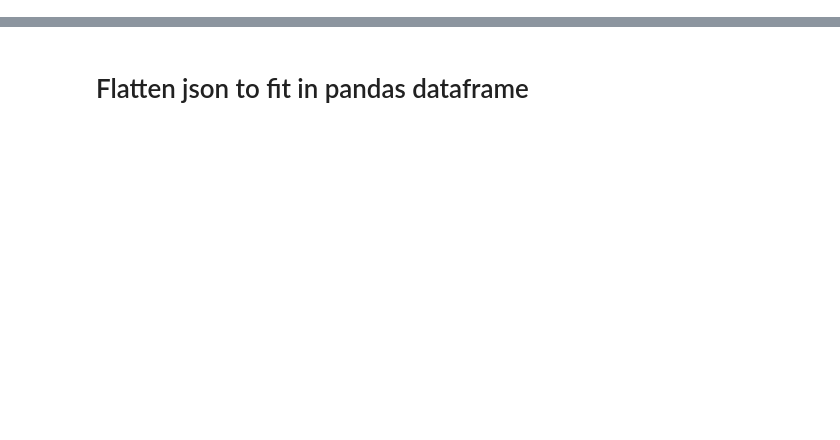
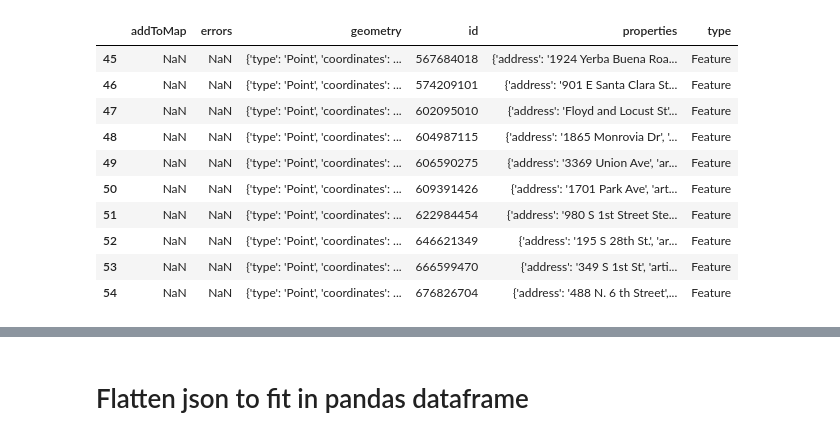
Before and after one commit to aeevrubin/art_json_cleanup, a Jupyter notebook: HeartOfValleyEda.ipynb, the cells around one changed output, grey strips where cells are left out. Saved outputs shown, nothing was run; the diff lists cells and outputs as text; code cells hidden in the pictures; blank space fills up the shorter version.

Commit message:
Only sorted out a couple of issues. Need to 1) finish code to remove html tags while keeping text in description properties 2)manually check entries and fix with google searches

```diff
--- a/HeartOfValleyEda.ipynb
+++ b/HeartOfValleyEda.ipynb
@@ -15,4 +19,2 @@ pd.set_option('display.max_colwidth', 100)
 # %%
-#df = pd.read_json('/Users/aeevr/Documents/CodeForSanJose/heartofthevalley/artwork-data/consolidated-artworks.json', orient='columns')
+fname='/Users/aeevr/Documents/CodeForSanJose/heartofthevalley/artwork-data/consolidated-artworks.json.original'
-# %%
-fname='/Users/aeevr/Documents/CodeForSanJose/heartofthevalley/artwork-data/consolidated-artworks.json'
@@ -18,0 +186,5 @@ fname='/Users/aeevr/Documents/CodeForSanJose/heartofthevalley/artwork-data/conso
+# %%
+#change artist name column to simple txt string getting rid of any html tags
+properties_df['artist'] = artist_name
+properties_df['artist_site'] = artist_site
+properties_df.head()
@@ -18,0 +226,23 @@ fname='/Users/aeevr/Documents/CodeForSanJose/heartofthevalley/artwork-data/conso
+# %%
+#now get the properties json dict for each row(or record)
+#and replace the properties column in the features df
+#with updated properties
+
+a=[]
+for record in range(len(properties_json_dict)):
+    a.append(properties_json_dict[record])
+
+features_df['properties']=a
+features_df.loc[45:55,:].head(10)
+# %% [output]
+|  | addToMap | errors | geometry | id | properties | type |
+| 45 | NaN | NaN | {'type': 'Point', 'coordinates': ... | 567684018 | {'address': '1924 Yerba Buena Roa... | Feature |
+| 46 | NaN | NaN | {'type': 'Point', 'coordinates': ... | 574209101 | {'address': '901 E Santa Clara St... | Feature |
+| 47 | NaN | NaN | {'type': 'Point', 'coordinates': ... | 602095010 | {'address': 'Floyd and Locust St'... | Feature |
+| 48 | NaN | NaN | {'type': 'Point', 'coordinates': ... | 604987115 | {'address': '1865 Monrovia Dr', '... | Feature |
+| 49 | NaN | NaN | {'type': 'Point', 'coordinates': ... | 606590275 | {'address': '3369 Union Ave', 'ar... | Feature |
+| 50 | NaN | NaN | {'type': 'Point', 'coordinates': ... | 609391426 | {'address': '1701 Park Ave', 'art... | Feature |
+| 51 | NaN | NaN | {'type': 'Point', 'coordinates': ... | 622984454 | {'address': '980 S 1st Street Ste... | Feature |
+| 52 | NaN | NaN | {'type': 'Point', 'coordinates': ... | 646621349 | {'address': '195 S 28th St.', 'ar... | Feature |
+| 53 | NaN | NaN | {'type': 'Point', 'coordinates': ... | 666599470 | {'address': '349 S 1st St', 'arti... | Feature |
+| 54 | NaN | NaN | {'type': 'Point', 'coordinates': ... | 676826704 | {'address': '488 N. 6 th Street',... | Feature |
```
Also changed, not shown: parts of 47 cells of this notebook.
